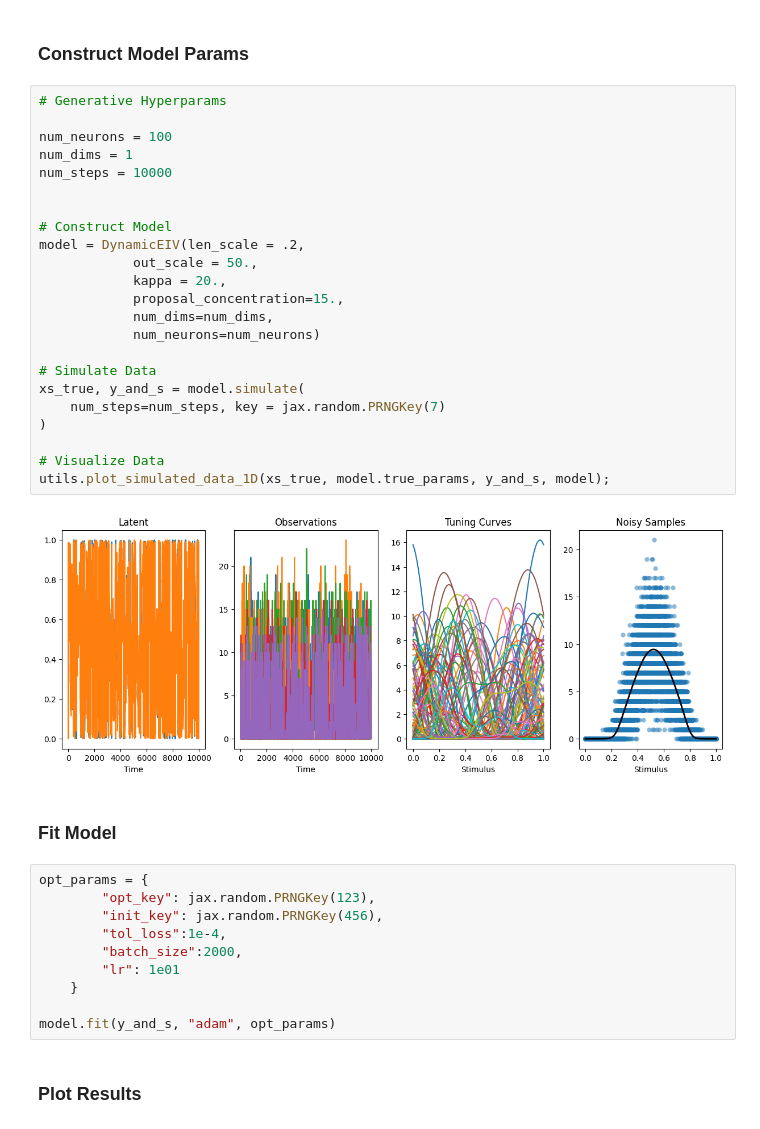
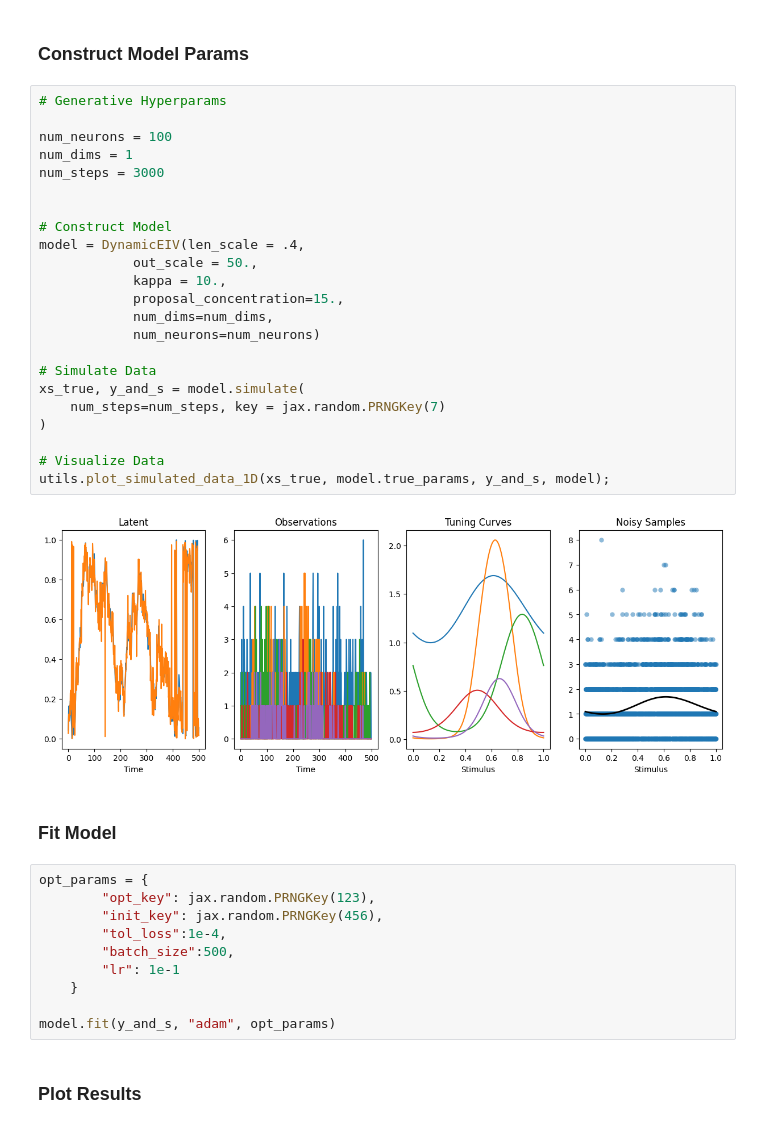
Before and after one commit to neurostatslab/error-in-variables-garon-2026, a Jupyter notebook: demo_notebooks/002_dynamiceiv_demo.ipynb, the cells around one changed output. Saved outputs shown, nothing was run; the diff lists cells and outputs as text.

Commit message:
Reran dynamic for Colab

```diff
--- a/demo_notebooks/002_dynamiceiv_demo.ipynb
+++ b/demo_notebooks/002_dynamiceiv_demo.ipynb
@@ -29,28 +35,28 @@ fatal: destination path 'error-in-variables-garon-2026' already exists and is no
 # %%
 # Generative Hyperparams
 
 num_neurons = 100
 num_dims = 1
-num_steps = 10000
+num_steps = 3000
 
 
 # Construct Model
-model = DynamicEIV(len_scale = .2,
+model = DynamicEIV(len_scale = .4,
             out_scale = 50.,
-            kappa = 20.,
+            kappa = 10.,
             proposal_concentration=15.,
             num_dims=num_dims,
             num_neurons=num_neurons)
 
 # Simulate Data
 xs_true, y_and_s = model.simulate(
     num_steps=num_steps, key = jax.random.PRNGKey(7)
 )
 
 # Visualize Data
 utils.plot_simulated_data_1D(xs_true, model.true_params, y_and_s, model);
 # %% [output]
-[figure, old version]
+[figure, new version]
 # %% [markdown]
 ### Fit Model
 # %%
@@ -58,8 +64,8 @@ opt_params = {
         "opt_key": jax.random.PRNGKey(123),
         "init_key": jax.random.PRNGKey(456),
         "tol_loss":1e-4,
-        "batch_size":2000,
-        "lr": 1e01
+        "batch_size":500,
+        "lr": 1e-1
     }
 
 model.fit(y_and_s, "adam", opt_params)
```
Also changed, not shown: parts of 2 cells of this notebook.
